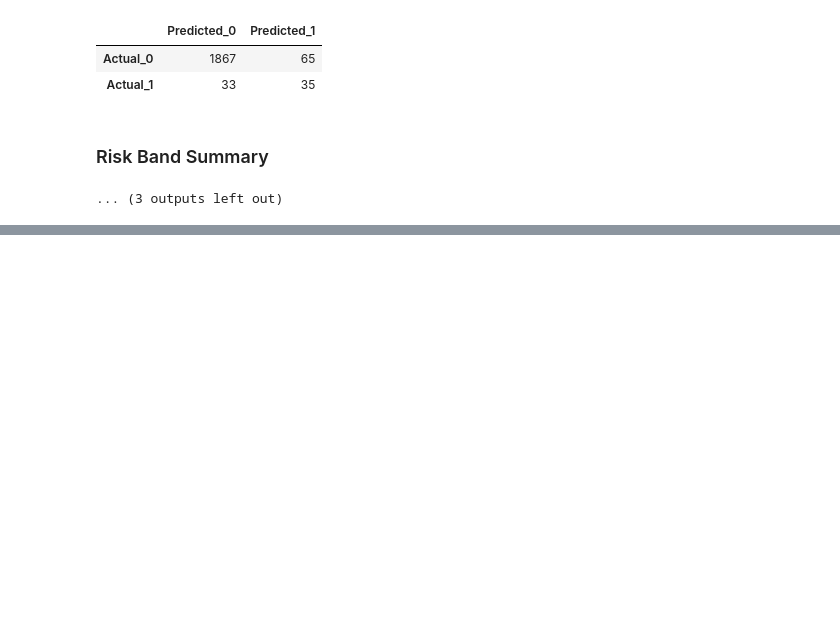
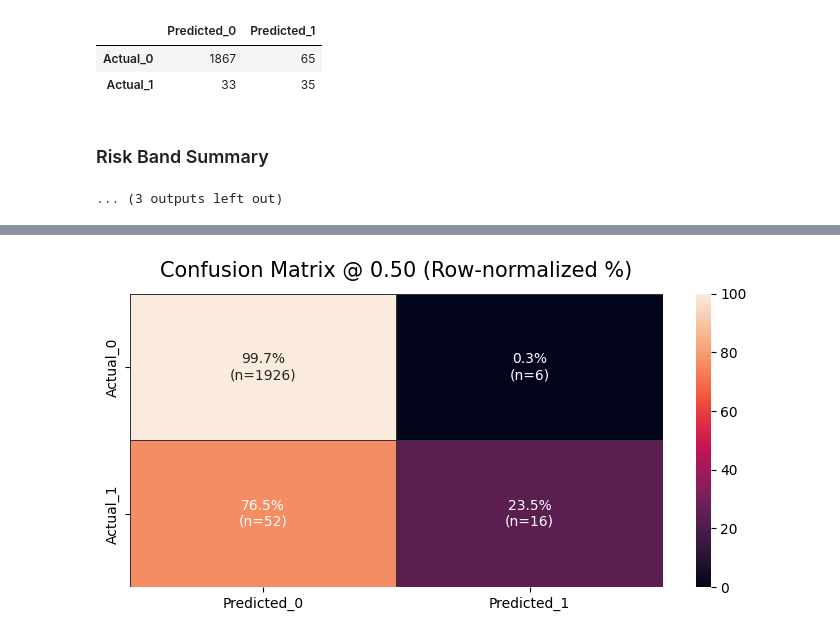
Before and after one commit to RoyTng/ADALL-Project, a Jupyter notebook: My_ADALL_Project.ipynb, the cells around one changed output, grey strips where cells are left out. Saved outputs shown, nothing was run; the diff lists cells and outputs as text; code cells hidden in the pictures; blank space fills up the shorter version.

Commit message:
Model Selection Done

```diff
--- a/My_ADALL_Project.ipynb
+++ b/My_ADALL_Project.ipynb
@@ -1934,0 +2167,88 @@ Risk Band Summary
+# %%
+# STEP 5 — Fit baseline LR + Validation metrics (HTML) + Confusion Matrix @0.50 (normalized % + counts)
+
+from IPython.display import HTML, display
+import matplotlib.pyplot as plt
+import seaborn as sns
+import numpy as np
+
+# ---- Fit + predict ----
+lr_pipe.fit(X_train, y_train)
+
+valid_proba = lr_pipe.predict_proba(X_valid)[:, 1]
+valid_pred_050 = (valid_proba >= 0.50).astype(int)
+
+# ---- Metrics (HTML table) ----
+metrics = {
+    "model": "LogisticRegression",
+    "split": "valid",
+    "pr_auc_ap": float(average_precision_score(y_valid, valid_proba)),
+    "roc_auc": float(roc_auc_score(y_valid, valid_proba)),
+    "precision_0.50": float(precision_score(y_valid, valid_pred_050, zero_division=0)),
+    "recall_0.50": float(recall_score(y_valid, valid_pred_050, zero_division=0)),
+    "f1_0.50": float(f1_score(y_valid, valid_pred_050, zero_division=0)),
+}
+metrics_df = pd.DataFrame([metrics])
+display(HTML(metrics_df.to_html(index=False)))
+print()
+
+
+# ---- Confusion Matrix @0.50 (row-normalized percentages + counts) ----
+cm = confusion_matrix(y_valid, valid_pred_050)  # [[TN, FP],[FN, TP]]
+
+# Row-normalize (per-actual-class) so each row sums to 100%
+row_sums = cm.sum(axis=1, keepdims=True)
+cm_pct = np.divide(cm, row_sums, out=np.zeros_like(cm, dtype=float), where=row_sums!=0) * 100.0
+
+index = ["Actual_0", "Actual_1"]
+cols = ["Predicted_0", "Predicted_1"]
+
+cm_pct_df = pd.DataFrame(cm_pct, index=index, columns=cols)
+
+# Create annotations: "xx.x%\n(n=COUNT)"
+annot = np.empty_like(cm, dtype=object)
+for i in range(cm.shape[0]):
+    for j in range(cm.shape[1]):
+        annot[i, j] = f"{cm_pct[i, j]:.1f}%\n(n={cm[i, j]})"
+
+plt.figure(figsize=(7.2, 3.8))
+ax = sns.heatmap(
+    cm_pct_df,
+    annot=annot,
+    fmt="",
+    cmap="rocket",
+    cbar=True,
+    linewidths=0.5,
+    linecolor="#333333",
+    vmin=0,
+    vmax=100
+)
+ax.set_title("Confusion Matrix @ 0.50 (Row-normalized %)", fontsize=15, pad=12)
+ax.set_xlabel("")
+ax.set_ylabel("")
+plt.tight_layout()
+plt.show()
+print()
+
+
+# ---- Save artifacts ----
+pred_path = f"{RUN_DIR}/predictions_lr_valid.csv"
+met_path  = f"{RUN_DIR}/metrics_lr_valid.csv"
+model_path = f"{MODEL_DIR}/lr_pipeline.pkl"
+
+pred_df = pd.DataFrame({
+    "y_true": y_valid.values,
+    "y_proba": valid_proba,
+    "y_pred_0.50": valid_pred_050
+}, index=X_valid.index)
+
+pred_df.to_csv(pred_path, index=True)
+metrics_df.to_csv(met_path, index=False)
+
+import joblib
+joblib.dump(lr_pipe, model_path)
+
+print("Saved:", pred_path)
+print("Saved:", met_path)
+print("Saved:", model_path)
+# %% [output]
@@ -1934,0 +2257 @@ Risk Band Summary
+[figure, added]
```
Also changed, not shown: parts of 23 cells of this notebook.
